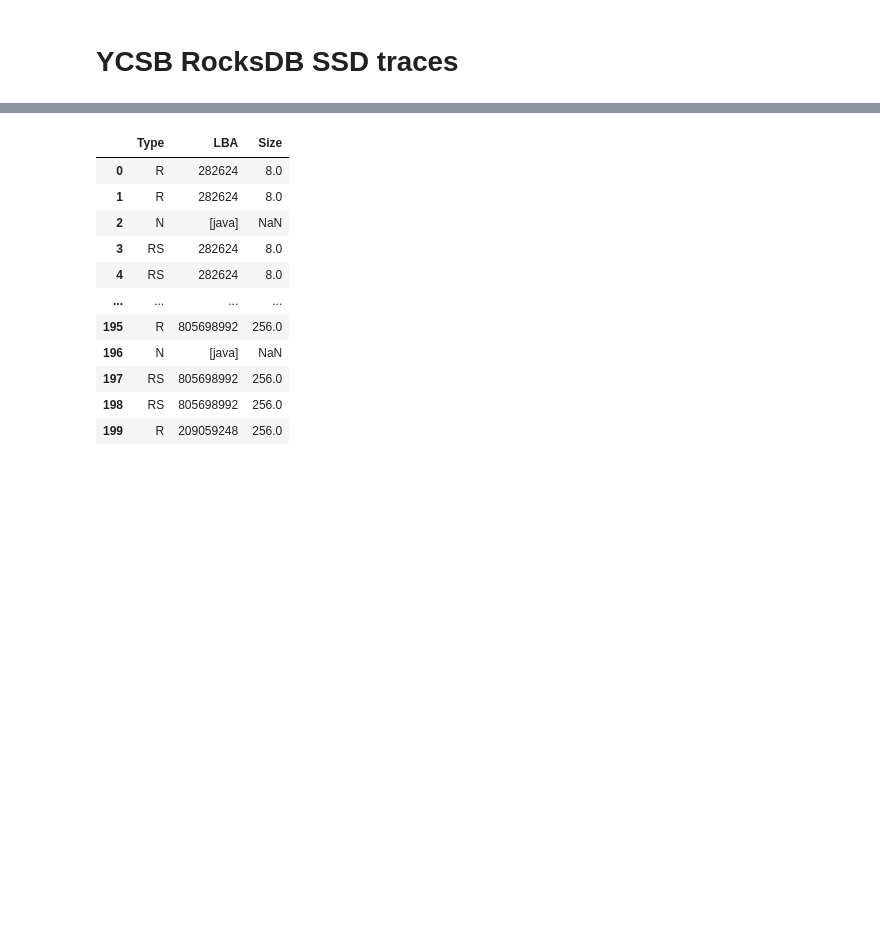
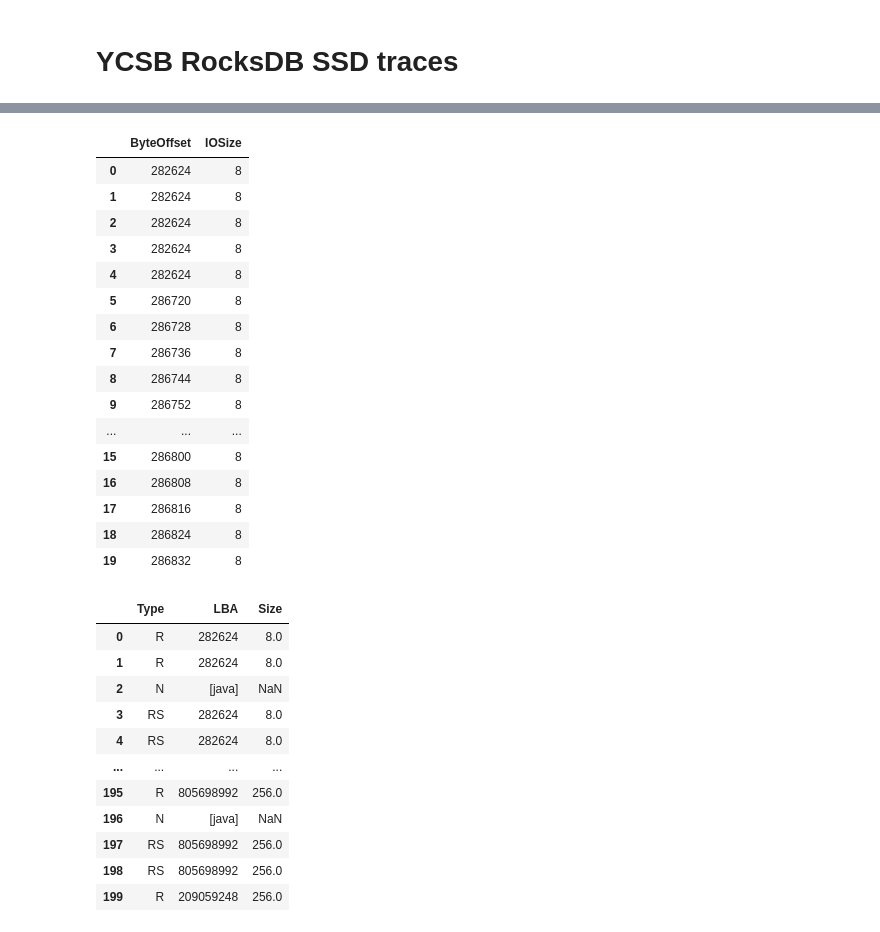
Before and after one commit to bithabib/flash_ssd_simulator_web, a Jupyter notebook: real_data/data_analysis/data_convert_for_ssd_simulator.ipynb, the cells around one changed output, grey strips where cells are left out. Saved outputs shown, nothing was run; the diff lists cells and outputs as text; code cells hidden in the pictures; blank space fills up the shorter version.

```diff
--- a/real_data/data_analysis/data_convert_for_ssd_simulator.ipynb
+++ b/real_data/data_analysis/data_convert_for_ssd_simulator.ipynb
@@ -135,6 +119,7 @@ import pandas as pd
 
 trace = pd.read_csv(file_path, delim_whitespace=True, header=None, usecols=[6, 7, 9])
 trace.columns = ['Type', 'ByteOffset', 'IOSize']
+write_trace = trace[(trace['Type'] == 'W')]
 # %%
 # if the converted_trace i/o size is greater than 8 then we need to split it into multiple i/o
 # if the converted_trace i/o size is less than 8 then we need to merge it into one i/o
@@ -145,14 +130,16 @@ split_trace = pd.DataFrame(columns=['ByteOffset', 'IOSize'])
 counter = 0
 # READ each line of the trace
 
-for index, row in trace.iterrows():
+for index, row in write_trace.iterrows():
     # if i/o size is greater than 8 then split it into multiple i/o
     # check row['ByteOffset'] is integer or not
-    if isinstance(row['ByteOffset'], int):
+    # print(row['ByteOffset'])
+    # check byteoffset is integer or not
+    try:
+        int(row['ByteOffset'])
         if row['IOSize'] > 8:
             # calculate the number of i/o
             number_of_io = int(row['IOSize'] // 8)
-            print(number_of_io)
             # calculate the remaining i/o
             remaining_io = row['IOSize'] % 8
             # split the i/o into 8
@@ -175,8 +162,10 @@ for index, row in trace.iterrows():
             counter += 1
         if counter > 2000000:
             break
-        if counter % 10000 == 0:
-            print(counter)
+        if index % 100 == 0:
+            print(index)
+    except:
+        pass
 
 # save the split trace
 split_trace.to_csv('../../real_data/trace/ssdtrace-00-split.txt', sep=' ', index=False)
@@ -202,3 +190,23 @@ split_trace.to_csv('../../real_data/trace/ssdtrace-00-split.txt', sep=' ', index
+# %%
+split_trace.head(20)
+# %% [output]
+|  | ByteOffset | IOSize |
+| 0 | 282624 | 8 |
+| 1 | 282624 | 8 |
+| 2 | 282624 | 8 |
+| 3 | 282624 | 8 |
+| 4 | 282624 | 8 |
+| 5 | 286720 | 8 |
+| 6 | 286728 | 8 |
+| 7 | 286736 | 8 |
+| 8 | 286744 | 8 |
+| 9 | 286752 | 8 |
+| ... | ... | ... |
+| 15 | 286800 | 8 |
+| 16 | 286808 | 8 |
+| 17 | 286816 | 8 |
+| 18 | 286824 | 8 |
+| 19 | 286832 | 8 |
 # %%
 trace.head(200)
 # %% [output]
```
Also changed, not shown: parts of 3 cells of this notebook.
